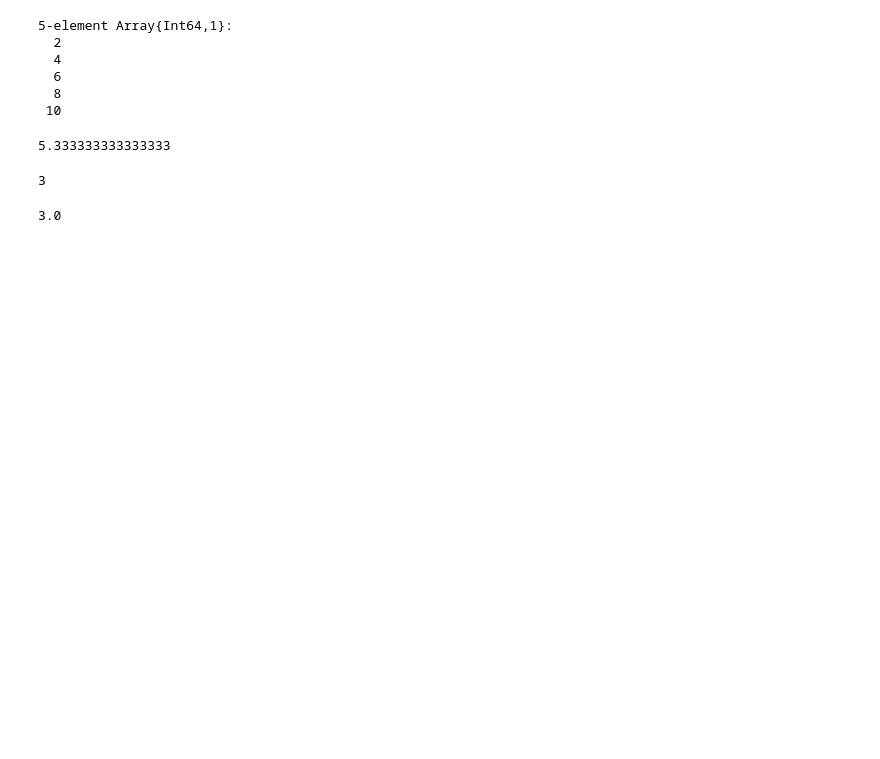
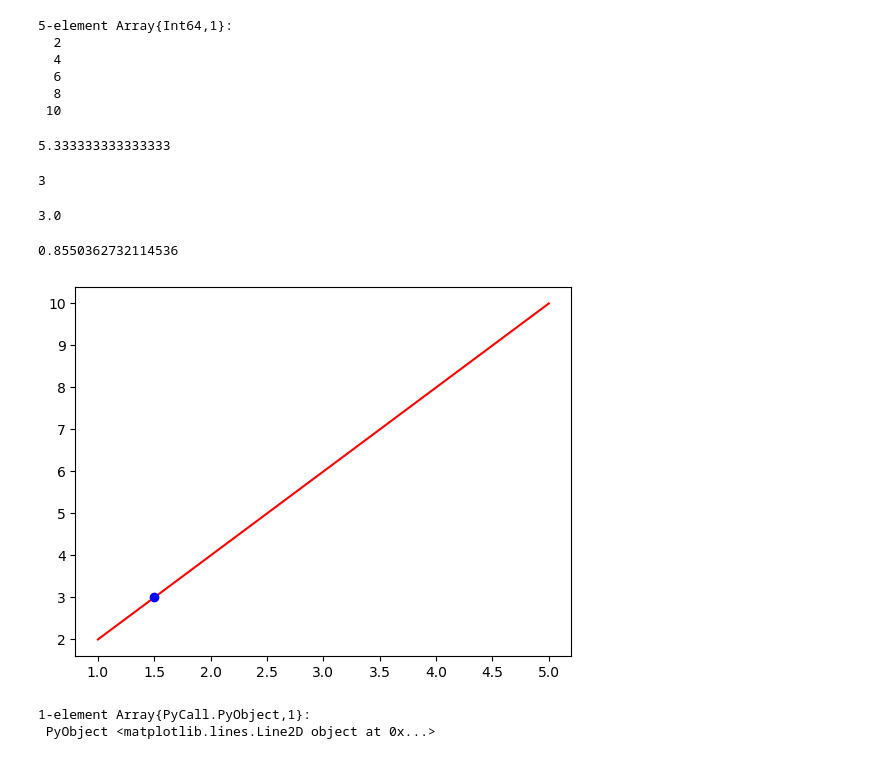
Before and after one commit to mmedina002/SparseGrids, a Jupyter notebook: src/ipython-notebooks/LinearInterpolation.ipynb, the cells around one changed output. Saved outputs shown, nothing was run; the diff lists cells and outputs as text; code cells hidden in the pictures; blank space fills up the shorter version.

Commit message:
Cleaning up Finite Differencing code and figuring out Hierarchical basis function

```diff
--- a/src/ipython-notebooks/LinearInterpolation.ipynb
+++ b/src/ipython-notebooks/LinearInterpolation.ipynb
@@ -1,5 +3,5 @@
 # %%
-function line(x1,y1,x2,y2,xeval)::Number
+function line(x1::T,y1::T,x2::T,y2::T,xeval::T)::T where T
     m = (y1-y2)/(x1-x2)
     b = y2-(m*x2)
     return m*xeval + b
@@ -7,11 +9,12 @@ end
 # %% [output]
 line (generic function with 1 method)
 # %%
-function find_interval(x::Array, xeval)
-    for gridindex in 1:size(x,1)
-        if (x[gridindex]<xeval) && (x[gridindex+1]>xeval)
+function find_interval(x::Array{T,1}, xeval::T)::T where T
+    for gridindex in 1:size(x,1)-1
+        if (x[gridindex]<=xeval<=x[gridindex+1])
             return gridindex
         end
     end
+    error("not in domain")
 end
 # %% [output]
@@ -19,11 +22,11 @@ find_interval (generic function with 1 method)
 # %%
-function interpolate(x::Array{Int64,1},u::Array,xeval::Number)::Number
-    @assert minimum(x)< xeval < maximum(x)
+function interpolate(x::Array{T,1},u::Array{T,1},xeval::T)::T where T
+    @assert minimum(x)<= xeval <= maximum(x)
     i = find_interval(x,xeval)
     return line(x[i],u[i],x[i+1],u[i+1],xeval)
 end
 # %% [output]
 interpolate (generic function with 3 methods)
 # %%
-x = [1,2,3,4,5]
+x = [1,2,3,4,5,6,7,8,9,10]
 # %% [output]
@@ -67,0 +79,11 @@ answer2
+# %%
+answer2 = interpolate(x,u,1.2)
+# %% [output]
+0.8550362732114536
+# %%
+plot(x,w,"r")
+plot(1.5,answer,"b o")
+# %% [output]
+[figure, added]
+1-element Array{PyCall.PyObject,1}:
+ PyObject <matplotlib.lines.Line2D object at 0x...>
```
Also changed, not shown: parts of 6 cells of this notebook, 7 other files.
